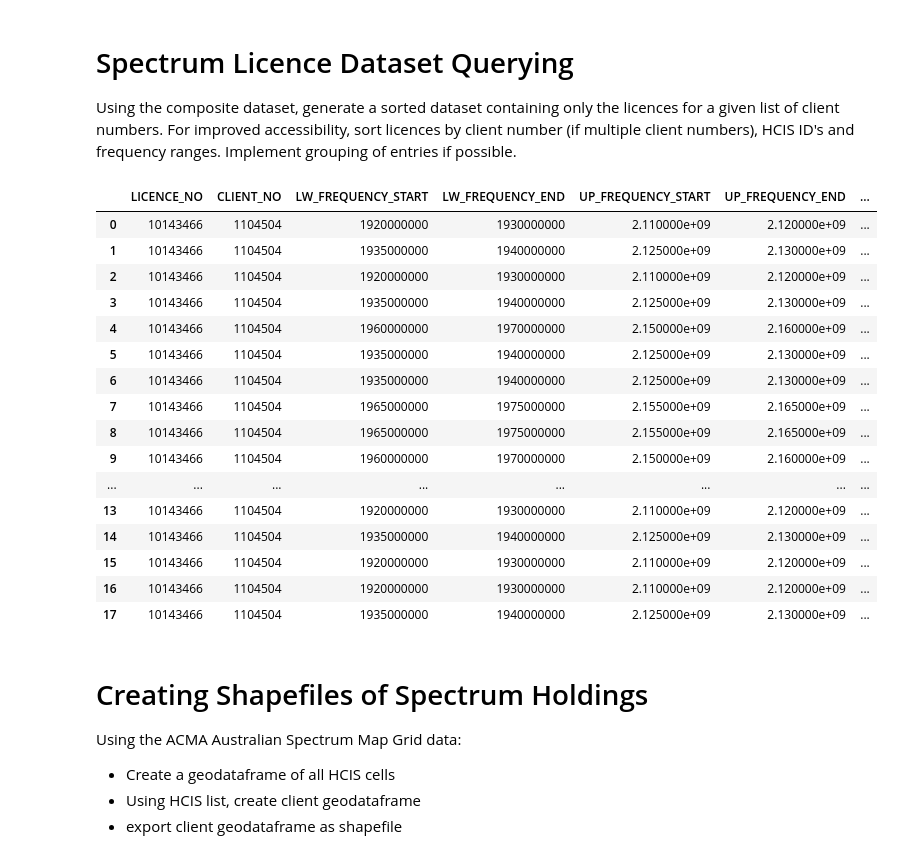
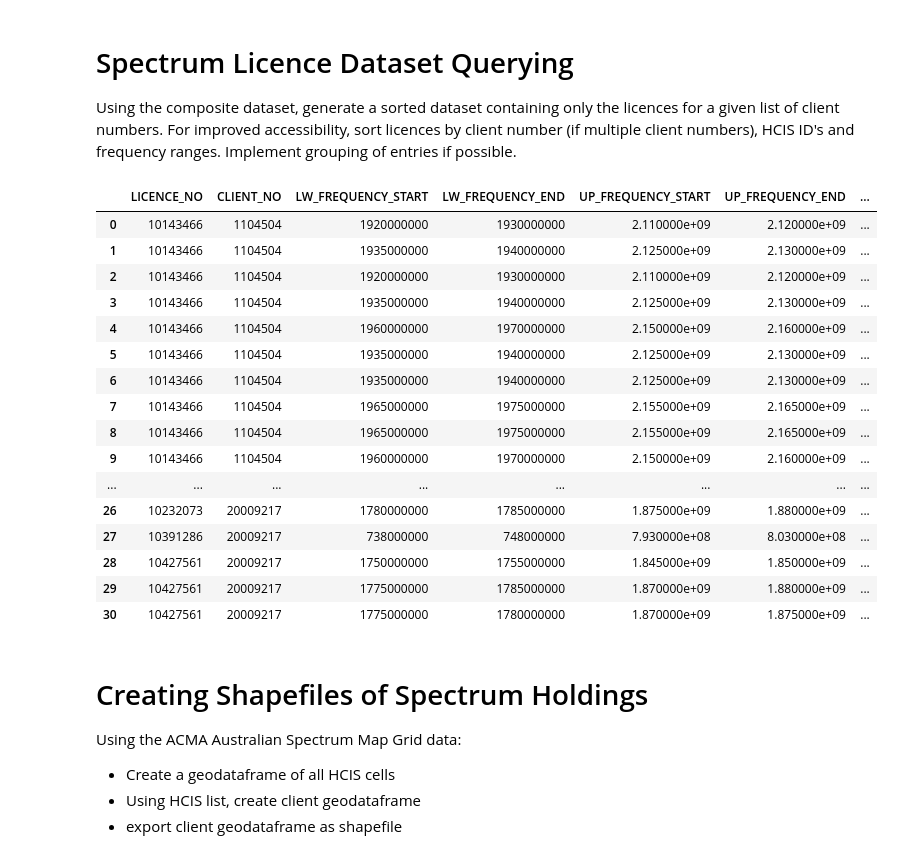
Before and after one commit to navnith-reddy/SpectrumNavigator, a Jupyter notebook: specNav.ipynb, the cells around one changed output. Saved outputs shown, nothing was run; the diff lists cells and outputs as text; code cells hidden in the pictures.

```diff
--- a/specNav.ipynb
+++ b/specNav.ipynb
@@ -193,39 +193,39 @@ def clientSearch(SpecData, clientIDs):
 
         holding = clientData[clientData['CLIENT_NO'] == clientNum]
         holdingBandwidth.append(holding['BANDWIDTH'].sum())
 
     clientSummary['TOTAL_BANDWIDTH_MHz'] = pd.Series(holdingBandwidth)/1000000
 
     # Fetch client name
     clients = pd.read_csv("RRL/client.csv")
     clients = clients[clients['CLIENT_NO'].isin(clientIDs)].reset_index()
     clientSummary = clientSummary.assign(LICENCEE=clients['LICENCEE'])
 
     return clientData, clientSummary
 
-clientIDs = "1104504"
+clientIDs = "1104504,20009217"
 
 clientData, clientSummary = clientSearch (SpecData, clientIDs)
 
 clientData
 # %% [output]
 |  | LICENCE_NO | CLIENT_NO | LW_FREQUENCY_START | LW_FREQUENCY_END | UP_FREQUENCY_START | UP_FREQUENCY_END | ... |
 | 0 | 10143466 | 1104504 | 1920000000 | 1930000000 | 2.110000e+09 | 2.120000e+09 | ... |
 | 1 | 10143466 | 1104504 | 1935000000 | 1940000000 | 2.125000e+09 | 2.130000e+09 | ... |
 | 2 | 10143466 | 1104504 | 1920000000 | 1930000000 | 2.110000e+09 | 2.120000e+09 | ... |
 | 3 | 10143466 | 1104504 | 1935000000 | 1940000000 | 2.125000e+09 | 2.130000e+09 | ... |
 | 4 | 10143466 | 1104504 | 1960000000 | 1970000000 | 2.150000e+09 | 2.160000e+09 | ... |
 | 5 | 10143466 | 1104504 | 1935000000 | 1940000000 | 2.125000e+09 | 2.130000e+09 | ... |
 | 6 | 10143466 | 1104504 | 1935000000 | 1940000000 | 2.125000e+09 | 2.130000e+09 | ... |
 | 7 | 10143466 | 1104504 | 1965000000 | 1975000000 | 2.155000e+09 | 2.165000e+09 | ... |
 | 8 | 10143466 | 1104504 | 1965000000 | 1975000000 | 2.155000e+09 | 2.165000e+09 | ... |
 | 9 | 10143466 | 1104504 | 1960000000 | 1970000000 | 2.150000e+09 | 2.160000e+09 | ... |
 | ... | ... | ... | ... | ... | ... | ... | ... |
-| 13 | 10143466 | 1104504 | 1920000000 | 1930000000 | 2.110000e+09 | 2.120000e+09 | ... |
-| 14 | 10143466 | 1104504 | 1935000000 | 1940000000 | 2.125000e+09 | 2.130000e+09 | ... |
-| 15 | 10143466 | 1104504 | 1920000000 | 1930000000 | 2.110000e+09 | 2.120000e+09 | ... |
-| 16 | 10143466 | 1104504 | 1920000000 | 1930000000 | 2.110000e+09 | 2.120000e+09 | ... |
-| 17 | 10143466 | 1104504 | 1935000000 | 1940000000 | 2.125000e+09 | 2.130000e+09 | ... |
+| 26 | 10232073 | 20009217 | 1780000000 | 1785000000 | 1.875000e+09 | 1.880000e+09 | ... |
+| 27 | 10391286 | 20009217 | 738000000 | 748000000 | 7.930000e+08 | 8.030000e+08 | ... |
+| 28 | 10427561 | 20009217 | 1750000000 | 1755000000 | 1.845000e+09 | 1.850000e+09 | ... |
+| 29 | 10427561 | 20009217 | 1775000000 | 1785000000 | 1.870000e+09 | 1.880000e+09 | ... |
+| 30 | 10427561 | 20009217 | 1775000000 | 1780000000 | 1.870000e+09 | 1.875000e+09 | ... |
 # %% [markdown]
 # Creating Shapefiles of Spectrum Holdings
 
```
Also changed, not shown: parts of 4 cells of this notebook, 2 other files.
